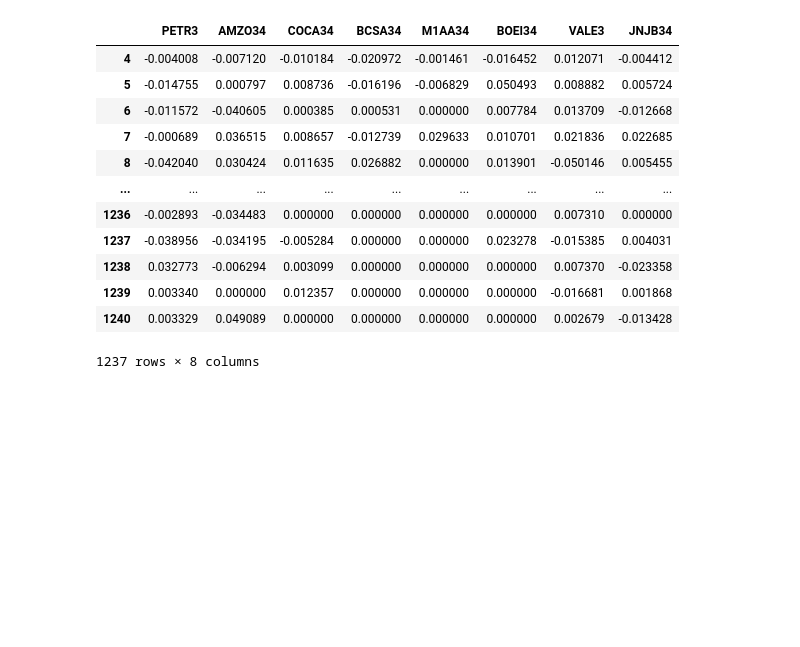
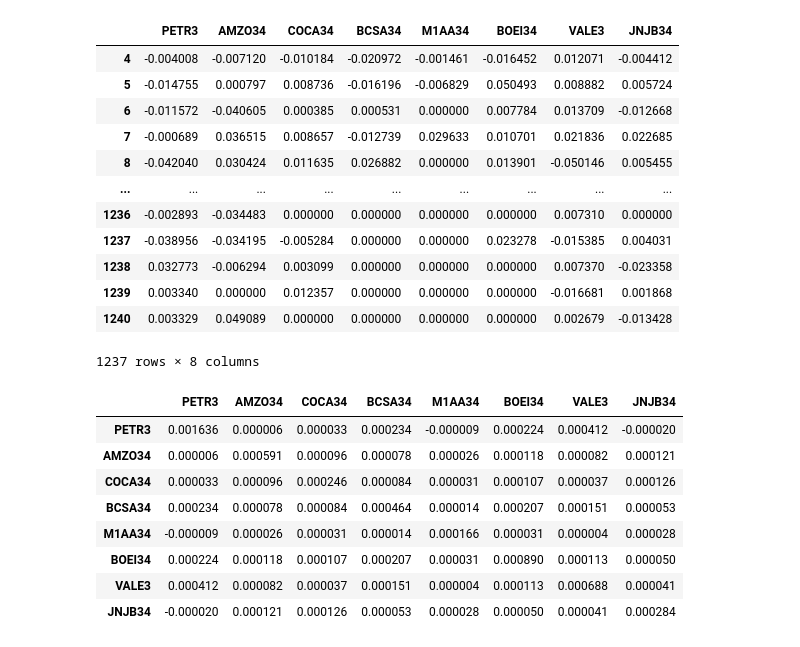
Before and after one commit to Marcll0/Python, a Jupyter notebook: CarteiraMarkowitz.ipynb, the cells around one changed output. Saved outputs shown, nothing was run; the diff lists cells and outputs as text; code cells hidden in the pictures; blank space fills up the shorter version.

```diff
--- a/CarteiraMarkowitz.ipynb
+++ b/CarteiraMarkowitz.ipynb
@@ -96,6 +98,19 @@ retornos
 # %%
 # Calcular a matriz de covariância dos retornos:
 covariancia = retornos.cov()
+# %%
+# Matriz de covariância dos retornos
+covariancia
+# %% [output]
+|  | PETR3 | AMZO34 | COCA34 | BCSA34 | M1AA34 | BOEI34 | VALE3 | JNJB34 |
+| PETR3 | 0.001636 | 0.000006 | 0.000033 | 0.000234 | -0.000009 | 0.000224 | 0.000412 | -0.000020 |
+| AMZO34 | 0.000006 | 0.000591 | 0.000096 | 0.000078 | 0.000026 | 0.000118 | 0.000082 | 0.000121 |
+| COCA34 | 0.000033 | 0.000096 | 0.000246 | 0.000084 | 0.000031 | 0.000107 | 0.000037 | 0.000126 |
+| BCSA34 | 0.000234 | 0.000078 | 0.000084 | 0.000464 | 0.000014 | 0.000207 | 0.000151 | 0.000053 |
+| M1AA34 | -0.000009 | 0.000026 | 0.000031 | 0.000014 | 0.000166 | 0.000031 | 0.000004 | 0.000028 |
+| BOEI34 | 0.000224 | 0.000118 | 0.000107 | 0.000207 | 0.000031 | 0.000890 | 0.000113 | 0.000050 |
+| VALE3 | 0.000412 | 0.000082 | 0.000037 | 0.000151 | 0.000004 | 0.000113 | 0.000688 | 0.000041 |
+| JNJB34 | -0.000020 | 0.000121 | 0.000126 | 0.000053 | 0.000028 | 0.000050 | 0.000041 | 0.000284 |
 # %%
 # função objetivo para minimizar a variância da carteira, dada uma taxa de retorno desejada:
 def funcao_objetivo(pesos, covariancia, retorno_esperado):
```
Also changed, not shown: parts of 4 cells of this notebook.
